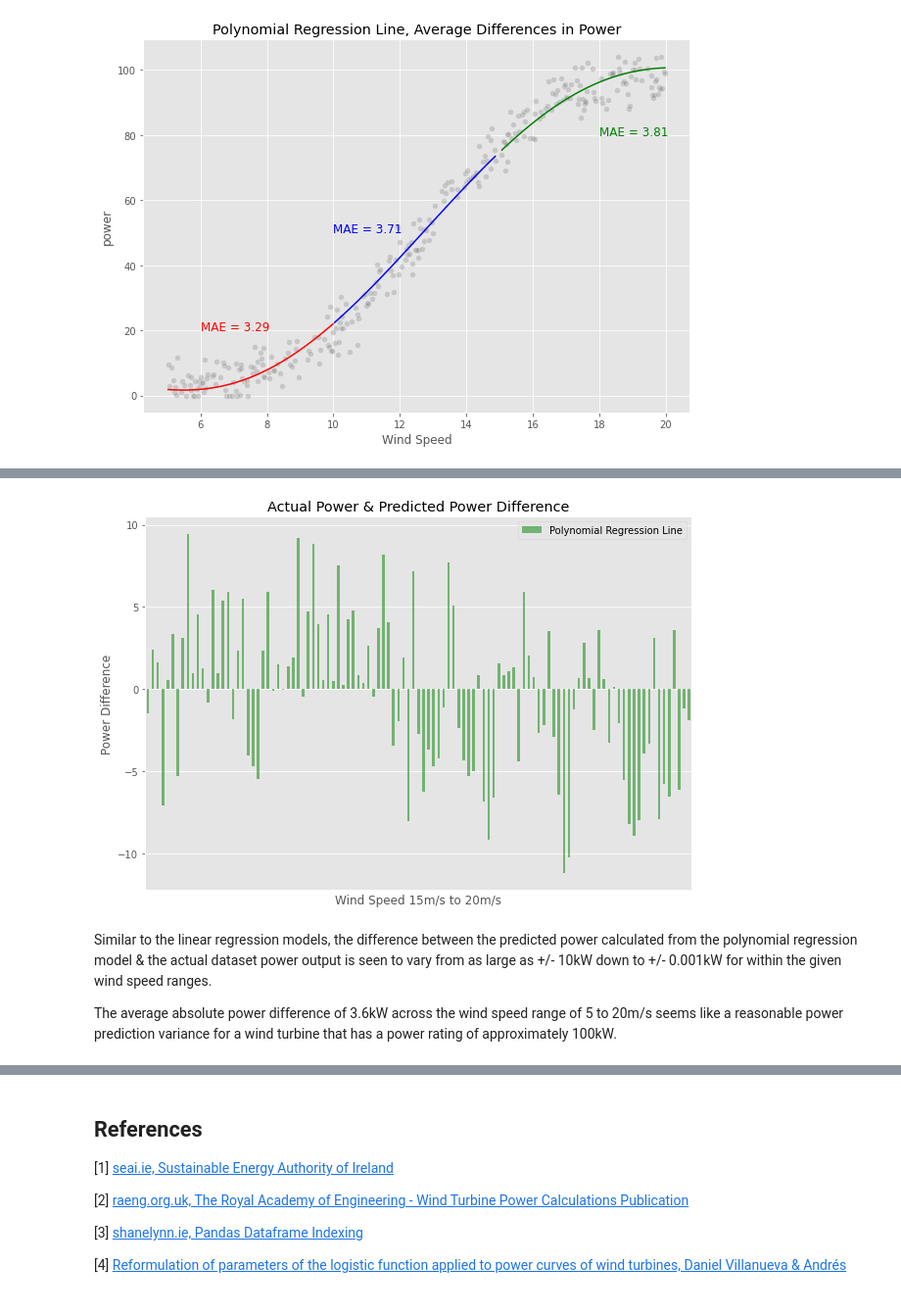
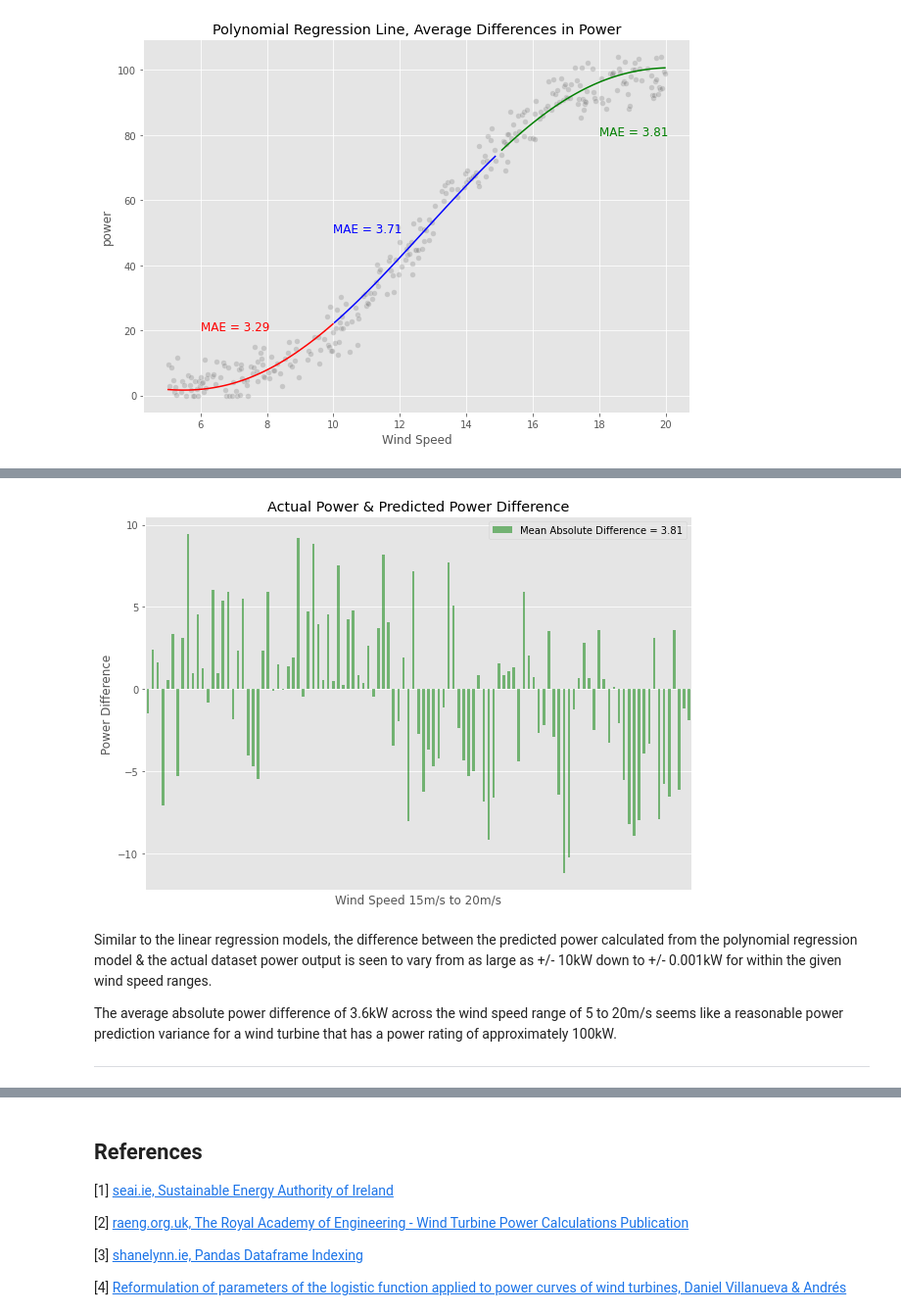
Before and after one commit to PaulSweeney89/FDA-Project2020, a Jupyter notebook: windpower.ipynb, the cells around one changed output, grey strips where cells are left out. Shown: that part at 98% size. Drawn from its saved outputs; the diff is of its cells as text; code cells hidden in the pictures.

```diff
--- a/windpower.ipynb
+++ b/windpower.ipynb
@@ -1056,16 +1114,18 @@ plt.show()
 # %%
 # bar plot of differences for non-linear regions of powercurve (15 to 20m/s)
 df_poly["Difference"][(df_poly.index>15) & (df_poly.index<20)].plot.bar(color="g", alpha=0.5)
 
 plt.title("Actual Power & Predicted Power Difference")
-plt.legend(["Polynomial Regression Line"])
+plt.legend(["Mean Absolute Difference = 3.81"])
 plt.xlabel("Wind Speed 15m/s to 20m/s")
 plt.ylabel("Power Difference")
 plt.xticks([])
 plt.show()
 # %% [output]
-[figure, old version]
+[figure, new version]
 # %% [markdown]
 Similar to the linear regression models, the difference between the predicted power calculated from the polynomial regression model & the actual dataset power output is seen to vary from as large as +/- 10kW down to +/- 0.001kW for within the given wind speed ranges.
 
 The average absolute power difference of 3.6kW across the wind speed range of 5 to 20m/s seems like a reasonable power prediction variance for a wind turbine that has a power rating of approximately 100kW.
+
+***
```
Also changed, not shown: parts of 45 cells of this notebook.
